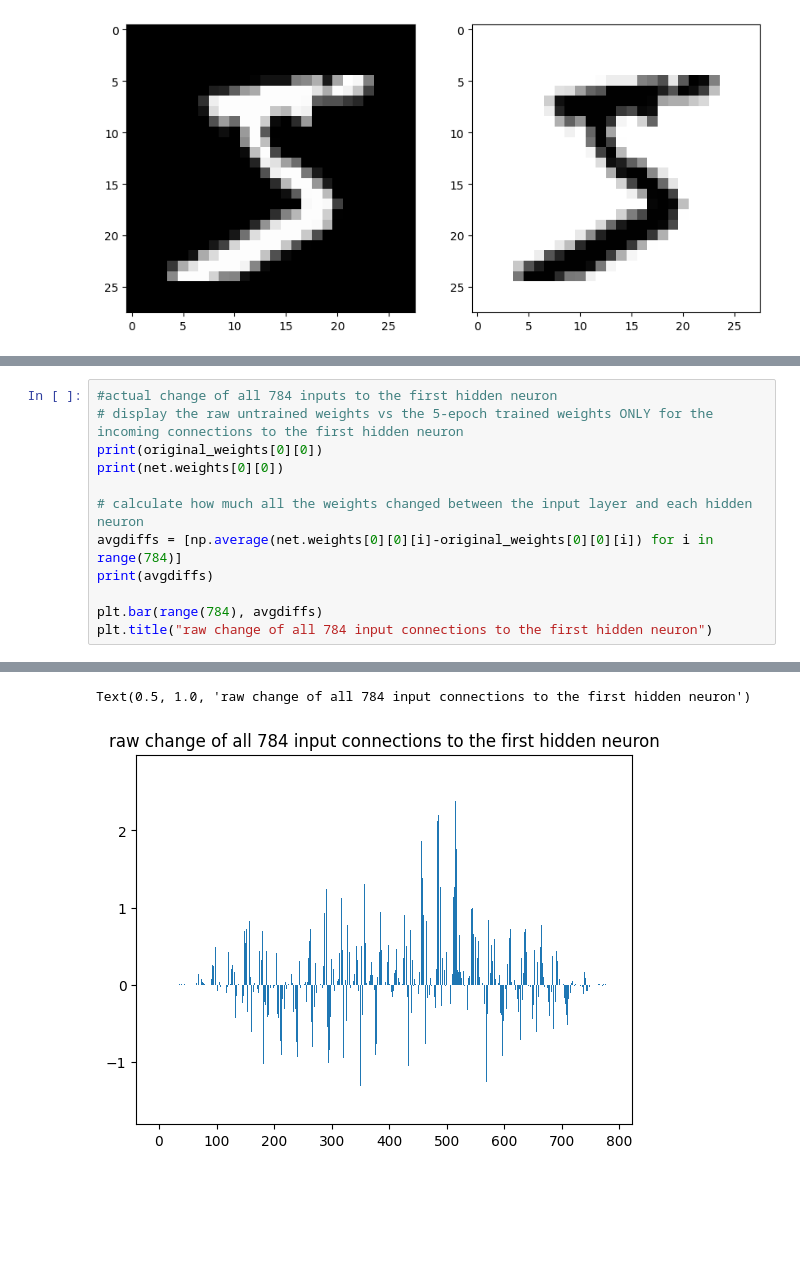
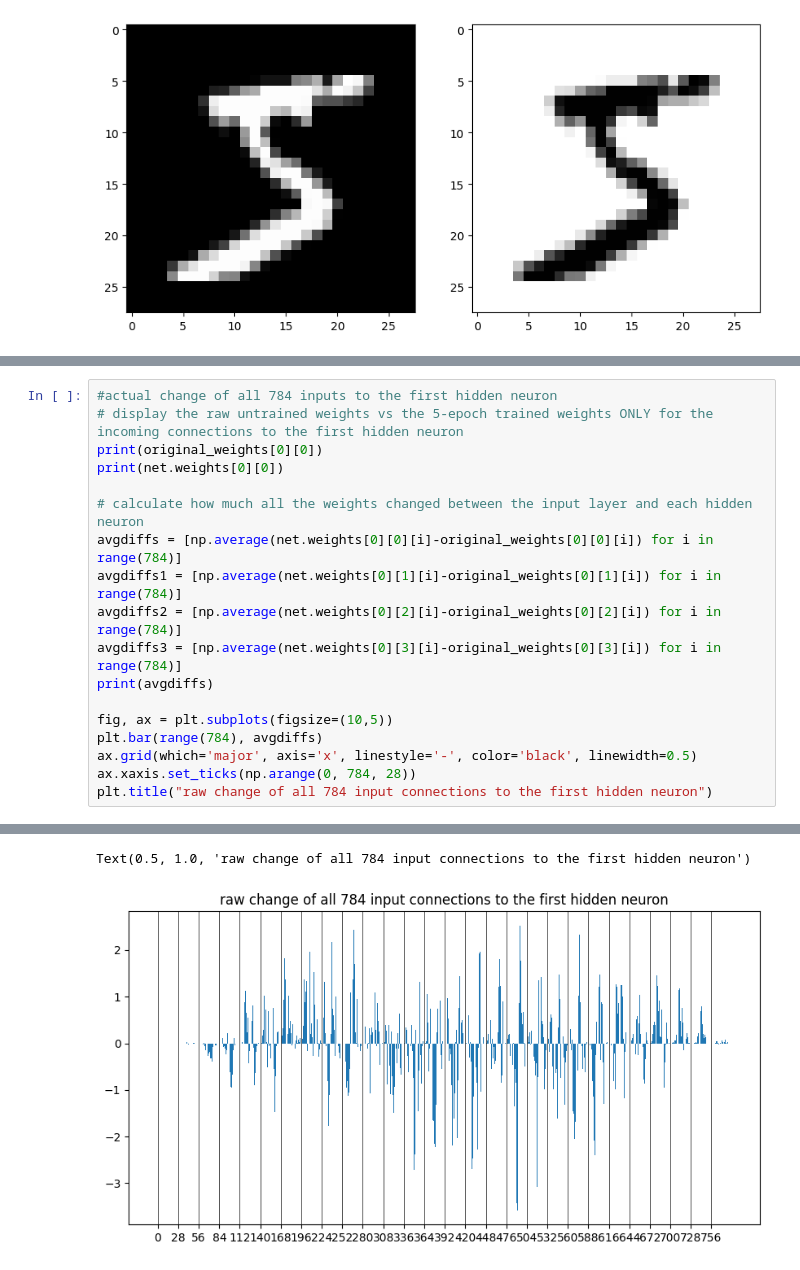
Before and after one commit to wjohnson7/WJcosc470s24, a Jupyter notebook: examplecode/matplotlib_nn_weights_and_biases.ipynb, the cells around one changed output, grey strips where cells are left out. Cells and saved outputs as stored; diff of their text form; blank space fills up the shorter version.

Commit message:
change in incoming weights for 1st 4 hidden neurons

```diff
--- a/examplecode/matplotlib_nn_weights_and_biases.ipynb
+++ b/examplecode/matplotlib_nn_weights_and_biases.ipynb
@@ -174,8 +182,14 @@ print(net.weights[0][0])
 
 # calculate how much all the weights changed between the input layer and each hidden neuron
 avgdiffs = [np.average(net.weights[0][0][i]-original_weights[0][0][i]) for i in range(784)]
+avgdiffs1 = [np.average(net.weights[0][1][i]-original_weights[0][1][i]) for i in range(784)]
+avgdiffs2 = [np.average(net.weights[0][2][i]-original_weights[0][2][i]) for i in range(784)]
+avgdiffs3 = [np.average(net.weights[0][3][i]-original_weights[0][3][i]) for i in range(784)]
 print(avgdiffs)
 
+fig, ax = plt.subplots(figsize=(10,5))
 plt.bar(range(784), avgdiffs)
+ax.grid(which='major', axis='x', linestyle='-', color='black', linewidth=0.5)
+ax.xaxis.set_ticks(np.arange(0, 784, 28))
 plt.title("raw change of all 784 input connections to the first hidden neuron")
 # %% [output]
@@ -188,2 +203,2 @@ plt.title("raw change of all 784 input connections to the first hidden neuron")
 Text(0.5, 1.0, 'raw change of all 784 input connections to the first hidden neuron')
-[figure, old version]
+[figure, new version]
```
Also changed, not shown: parts of 16 cells of this notebook.
